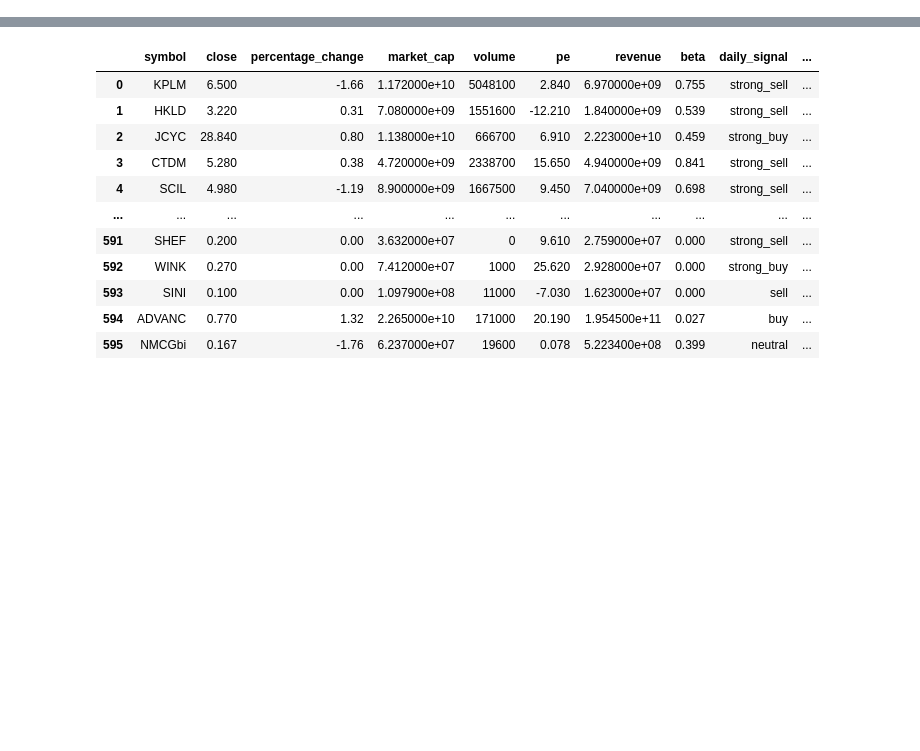
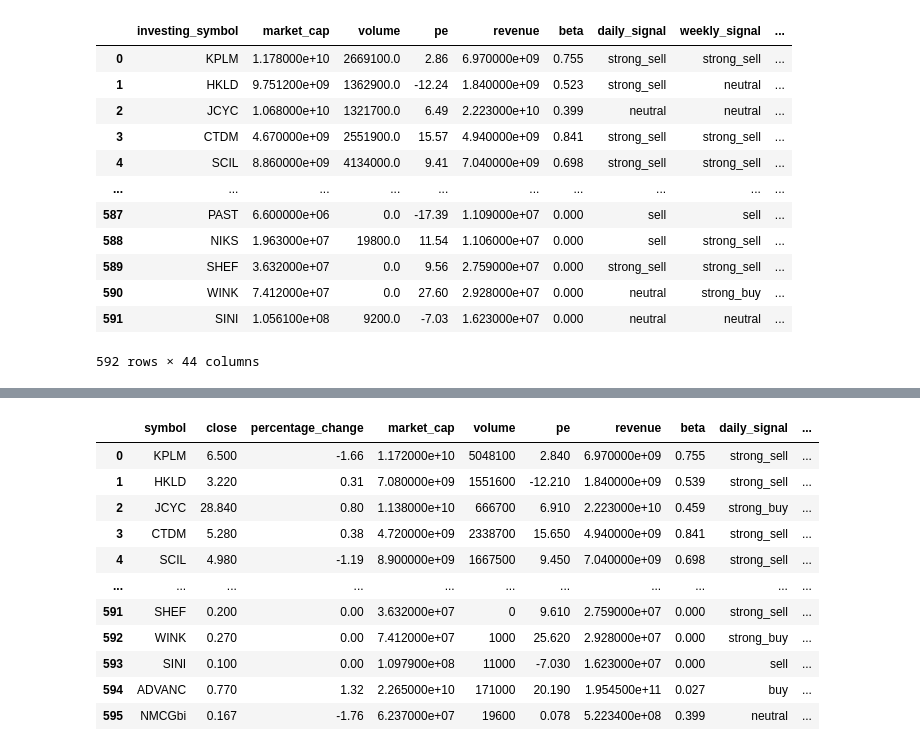
Before and after one commit to supertypeai/sectors_sg_my_data_updater, a Jupyter notebook: sg_my_scraper.ipynb, the cells around one changed output, grey strips where cells are left out. Saved outputs shown, nothing was run; the diff lists cells and outputs as text; code cells hidden in the pictures; blank space fills up the shorter version.

```diff
--- a/sg_my_scraper.ipynb
+++ b/sg_my_scraper.ipynb
@@ -358,0 +327,4 @@ Name: yfinance_ticker, dtype: object
+# %%
+url_currency = 'https://raw.githubusercontent.com/supertypeai/sectors_get_conversion_rate/master/conversion_rate.json'
+response = requests.get(url_currency)
+data = response.json()
@@ -359,3 +353,58 @@ Name: yfinance_ticker, dtype: object
+# %%
+def yf_data_update(data_final):
+    close_list = []
+    for index, row in data_final.iterrows():
+        now = datetime.now()
+        prev_1month = datetime(now.year, now.month - 1 if now.month > 1 else 12, now.day).strftime("%Y-%m-%d")
+        ticker = yf.Ticker(row["symbol"] + ".SI")
+        yf_data = ticker.history(period="1mo").reset_index()
+        curr = yf_data.iloc[-1]
+        curr_date = curr["Date"].strftime("%Y-%m-%d")
+        currency = row["currency"]
+        data_final.loc[index, "volume"] = curr["Volume"]
+        # try:
+        #     if currency != "SGD":
+        #         rate = float(data[currency]['SGD'])
+        #         data_final.loc[index, "market_cap"] = ticker.info["marketCap"]*rate
+        #     else:
+        #         data_final.loc[index, "market_cap"] = ticker.info["marketCap"]
+        # except:
+        #     symbol = row["symbol"]
+        #     print(f"error at {symbol} have no market cap")
+        #     data_final.loc[index, "market_cap"] = np.nan
+        if currency != "SGD":
+            rate = float(data[currency]['SGD'])
+            market_cap = row["market_cap"]*rate
+            data_final.loc[index, "market_cap"] = market_cap
+            curr_close = float(curr["Close"])*rate
+        else:
+            curr_close = float(curr["Close"])
+        current_data = {
+            "date" : curr_date,
+            "close" : curr_close
+        }
+        close = [data for data in row["close"] if data["date"] > prev_1month]
+        if current_data["date"] > close[-1]["date"]:
+            close.append(current_data)
+        close_list.append(close)
+    data_final = data_final.assign(close = close_list)
+    return data_final
+# %%
+yf_data_update(data_final)
+# %% [output]
+|  | investing_symbol | market_cap | volume | pe | revenue | beta | daily_signal | weekly_signal | ... |
+| 0 | KPLM | 1.178000e+10 | 2669100.0 | 2.86 | 6.970000e+09 | 0.755 | strong_sell | strong_sell | ... |
+| 1 | HKLD | 9.751200e+09 | 1362900.0 | -12.24 | 1.840000e+09 | 0.523 | strong_sell | neutral | ... |
+| 2 | JCYC | 1.068000e+10 | 1321700.0 | 6.49 | 2.223000e+10 | 0.399 | neutral | neutral | ... |
+| 3 | CTDM | 4.670000e+09 | 2551900.0 | 15.57 | 4.940000e+09 | 0.841 | strong_sell | strong_sell | ... |
+| 4 | SCIL | 8.860000e+09 | 4134000.0 | 9.41 | 7.040000e+09 | 0.698 | strong_sell | strong_sell | ... |
+| ... | ... | ... | ... | ... | ... | ... | ... | ... | ... |
+| 587 | PAST | 6.600000e+06 | 0.0 | -17.39 | 1.109000e+07 | 0.000 | sell | sell | ... |
+| 588 | NIKS | 1.963000e+07 | 19800.0 | 11.54 | 1.106000e+07 | 0.000 | sell | strong_sell | ... |
+| 589 | SHEF | 3.632000e+07 | 0.0 | 9.56 | 2.759000e+07 | 0.000 | strong_sell | strong_sell | ... |
+| 590 | WINK | 7.412000e+07 | 0.0 | 27.60 | 2.928000e+07 | 0.000 | neutral | strong_buy | ... |
+| 591 | SINI | 1.056100e+08 | 9200.0 | -7.03 | 1.623000e+07 | 0.000 | neutral | neutral | ... |
+592 rows × 44 columns
 # %%
 import ssl
 ssl._create_default_https_context = ssl._create_unverified_context
```
Also changed, not shown: parts of 13 cells of this notebook, 4 other files.
